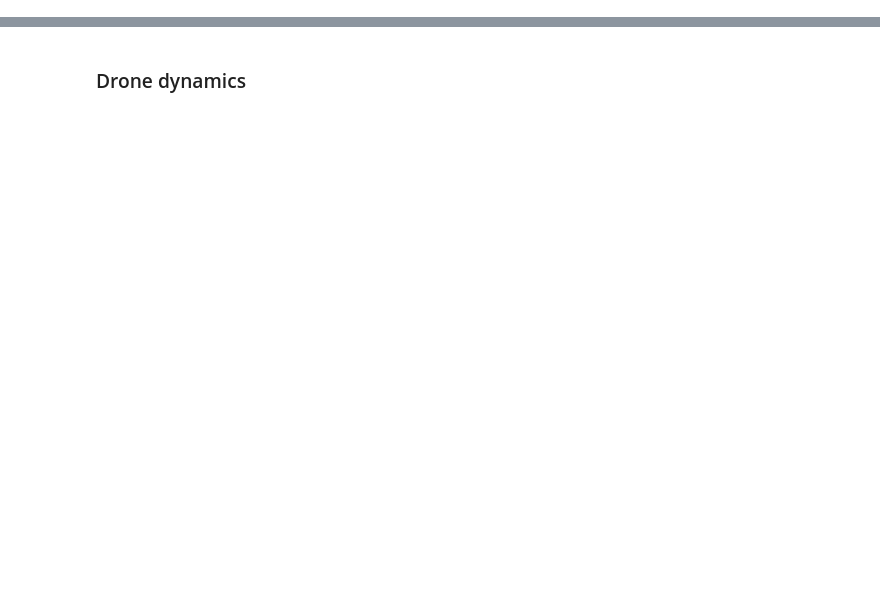
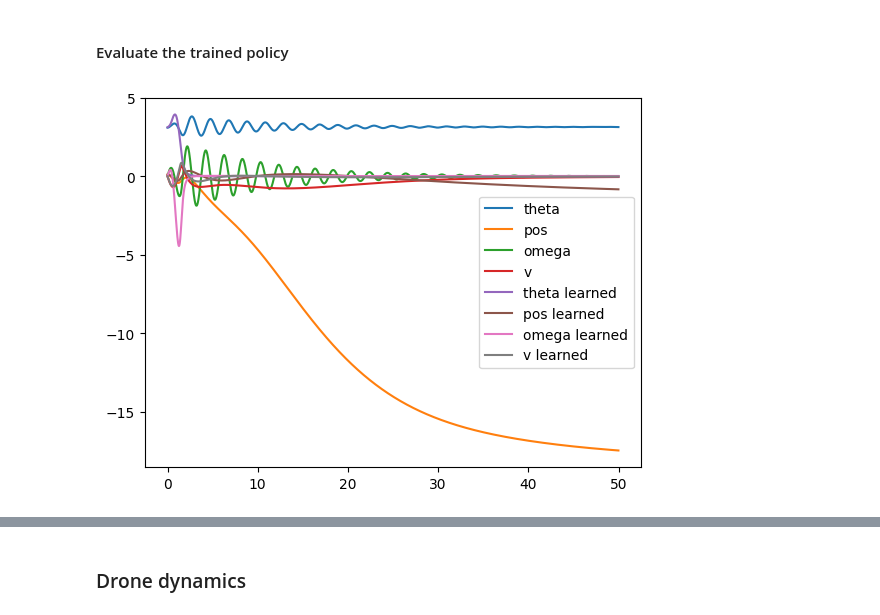
Before and after one commit to HaoxiangYou/Neural-PMP-Learning, a Jupyter notebook: examples/pmp_nn_solutions.ipynb, the cells around one changed output, grey strips where cells are left out. Drawn from its saved outputs; the diff is of its cells as text; code cells hidden in the pictures; blank space fills up the shorter version.

Commit message:
add a visualization for cartpole

```diff
--- a/examples/pmp_nn_solutions.ipynb
+++ b/examples/pmp_nn_solutions.ipynb
@@ -154,0 +160,35 @@ plt.plot(rho)
+# %% [markdown]
+#### Evaluate the trained policy
+# %%
+tf = T
+dt = 0.01
+ts = np.arange(0, tf, dt)
+get_control = jax.jit(u_net)
+xs = [x0]
+us = []
+
+xs_learned = onp.array(vmap(x_net, in_axes=(None,0))(x_params, ts).squeeze())
+
+for t in ts:
+    u = get_control(u_params, t)[0]
+    us.append(u)
+    x = rk4_step(f, xs[-1], u, dt)
+    xs.append(x)
+
+xs = onp.array(xs)
+
+plt.figure()
+plt.plot(ts, xs[:-1, 0], label="theta")
+plt.plot(ts, xs[:-1, 1], label="pos")
+plt.plot(ts, xs[:-1, 2], label="omega")
+plt.plot(ts, xs[:-1, 3], label="v")
+
+plt.plot(ts, xs_learned[:, 0], label="theta learned")
+plt.plot(ts, xs_learned[:, 1], label="pos learned")
+plt.plot(ts, xs_learned[:, 2], label="omega learned")
+plt.plot(ts, xs_learned[:, 3], label="v learned")
+
+plt.legend()
+plt.show()
+# %% [output]
+[figure, added]
```
Also changed, not shown: parts of 11 cells of this notebook, 1 other file.
